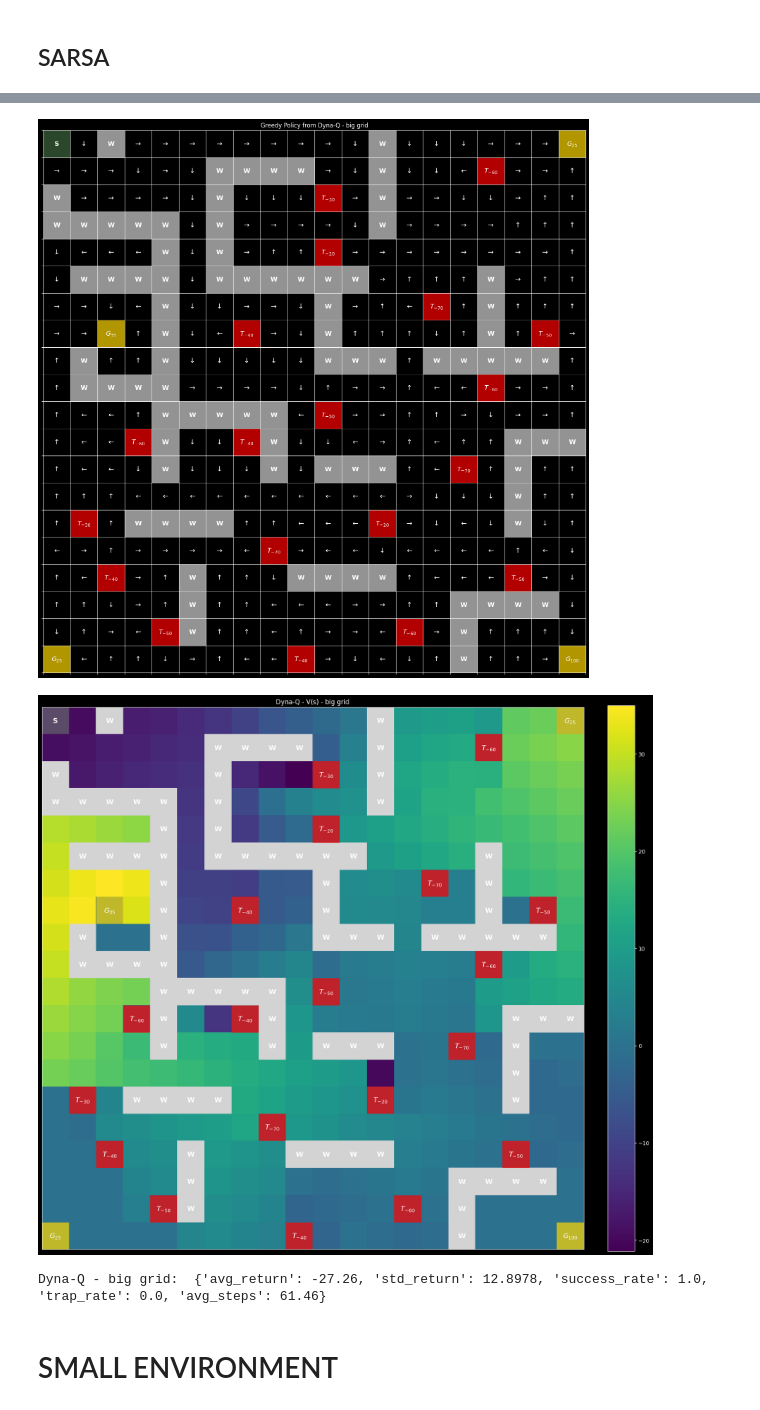
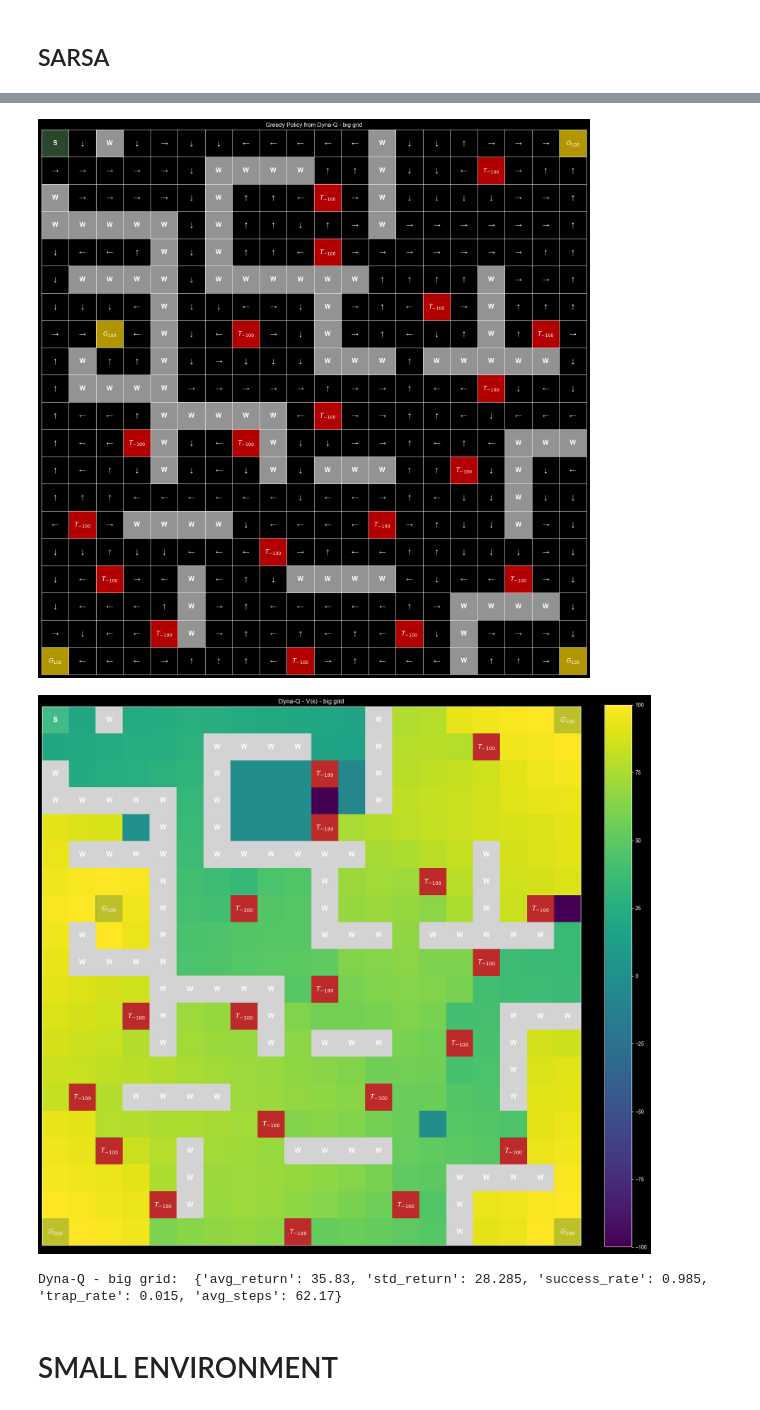
Before and after one commit to ondrey-16/MiNI-Project_WSI, a Jupyter notebook: MiniProject.ipynb, the cells around one changed output, grey strips where cells are left out. Cells and saved outputs as stored; diff of their text form; code cells hidden in the pictures.

Commit message:
Env and visualisation changes. Parameters optimalization in algorithms

```diff
--- a/MiniProject.ipynb
+++ b/MiniProject.ipynb
@@ -47,10 +47,10 @@ walls = [(0, 2), (2, 0),
          (18, 15), (19, 15),
          (5, 16), (6, 16),(7, 16),
          (12, 17),(13, 17),(14, 17)]
-traps = [(1, 16),(2, 10),(4, 10),(6, 14),(7, 7),(7,18),(9,16),(10, 10),(11, 3),(11, 7),(12, 15),(14,1),(14,12),(15, 8),(16, 2),(16, 17),(1, 16),(18, 4),(18, 13),(19, 9)]
-trap_rewards=[-40,-30,-20,-70,-40,-50,-60,-50,-60,-40,-70,-30,-20,-70,-40,-50,-60,-50,-60,-40,-70,-30]
+traps = [(1, 16),(2, 10),(4, 10),(6, 14),(7, 7),(7,18),(9,16),(10, 10),(11, 3),(11, 7),(12, 15),(14,1),(14,12),(15, 8),(16, 2),(16, 17),(18, 4),(18, 13),(19, 9)]
+trap_rewards = [-100 for _ in traps]
 add_goals = [(0, 19), (19, 0),(7,2)]
-add_goals_rewards = [25, 25,35]
+add_goals_rewards = [100, 100, 100]
 
 # Evaluation parameters
 max_steps_in_env = 500 # used for episodic evaluation
@@ -159,33 +155,31 @@ SARSA - big grid:  {'avg_return': -16.54, 'std_return': 12.7031, 'success_rate':
 # %%
-alpha = 0.15
-epsilon = 0.1
+alpha = 0.16
+epsilon = 0.08
 gamma = 0.99
-max_iterations = 5000
+max_iterations = 120000
 n=5
 
 V, pi = DynaQ(env=env, epsilon=epsilon, gamma=gamma, alpha=alpha, max_iterations=max_iterations, n=n)
 # %%
 policy_plot_name = "BigGrid/policy_DynaQ_big.png"
 value_plot_name = "BigGrid/value_DynaQ_big.png"
 gif_name = "BigGrid/episode_DynaQ_big.gif"
-n_val_episodes = 50
+n_val_episodes = 200
 
 env.reset()
-
-pi = greedy_policy_from_V(V, env, gamma)
 
 plot_policy(env, pi, filename=policy_plot_name, title="Greedy Policy from Dyna-Q - big grid")
 plot_value_heatmap(env, V, filename=value_plot_name, title="Dyna-Q - V(s) - big grid", vmin=plot_vmin, vmax=plot_vmax)
 plt.close("all")
 
 metrics = evaluate(env, policy=pi, n_episodes=n_val_episodes, seed=random_seed)
 print("Dyna-Q - big grid: ",metrics)
 
 # run_to_gif(env, policy=pi, gif_path=gif_name, fps=6)
 # %% [output]
-[figure, old version]
+[figure, new version]
-[figure, old version]
+[figure, new version]
-Dyna-Q - big grid:  {'avg_return': -27.26, 'std_return': 12.8978, 'success_rate': 1.0, 'trap_rate': 0.0, 'avg_steps': 61.46}
+Dyna-Q - big grid:  {'avg_return': 35.83, 'std_return': 28.285, 'success_rate': 0.985, 'trap_rate': 0.015, 'avg_steps': 62.17}
 # %% [markdown]
 # SMALL ENVIRONMENT
 # %%
```
Also changed, not shown: parts of 16 cells of this notebook, 2 other files.
